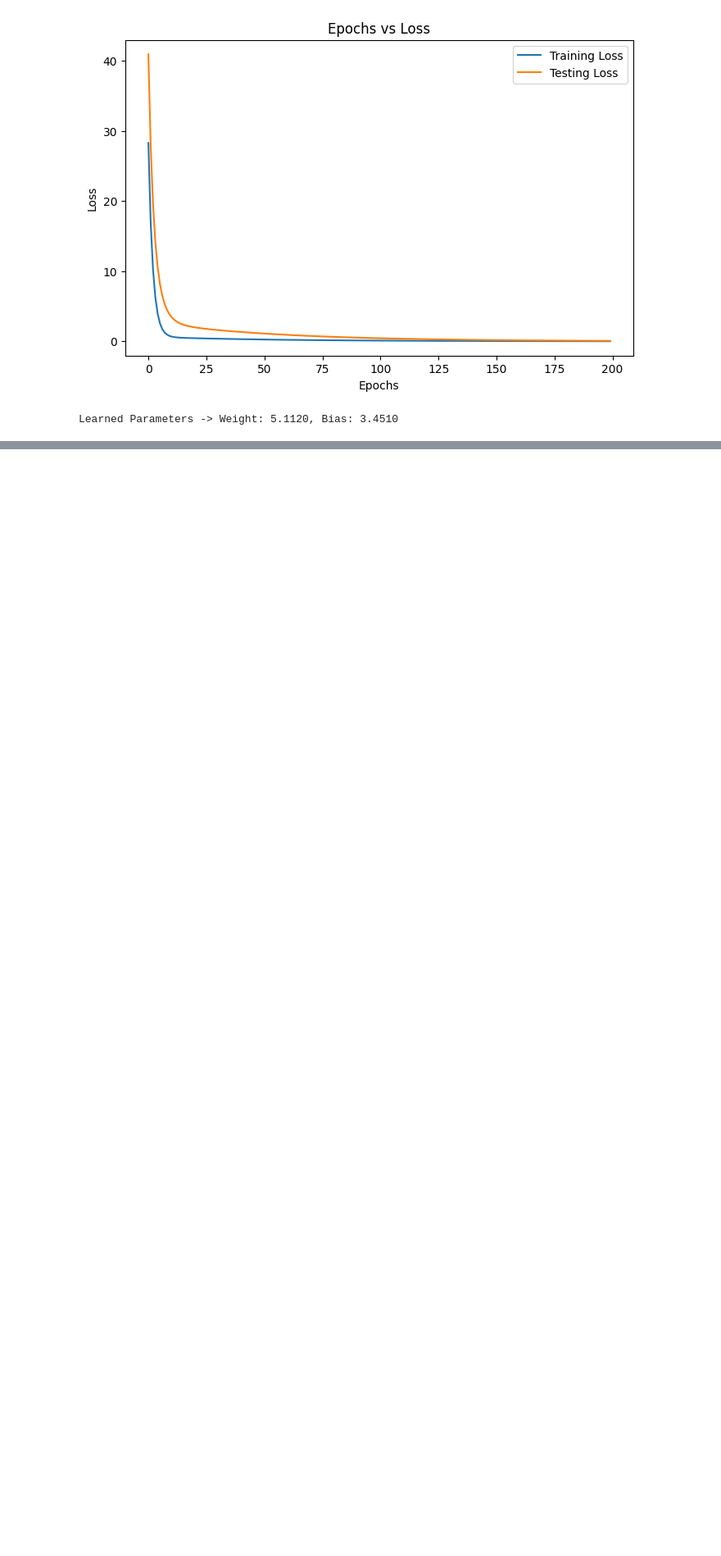
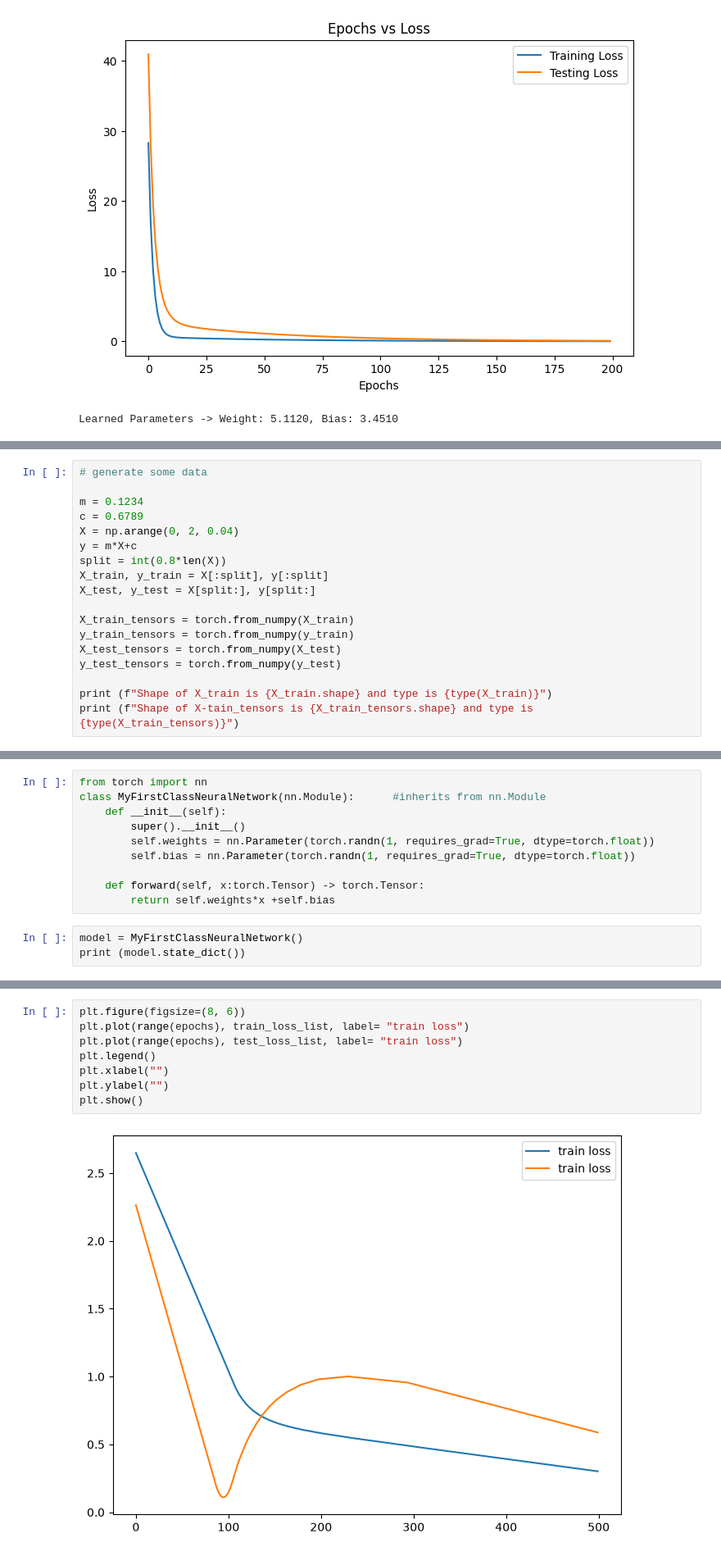
Before and after one commit to Manav47699/AI_lab_6th_sem, a Jupyter notebook: lab4_collab.ipynb, the cells around one changed output, grey strips where cells are left out. Shown at 82% size. Cells and saved outputs as stored; diff of their text form; blank space fills up the shorter version.

```diff
--- a/lab4_collab.ipynb
+++ b/lab4_collab.ipynb
@@ -159,0 +163,18 @@ Learned Parameters -> Weight: 5.1120, Bias: 3.4510
+# %%
+# generate some data
+
+m = 0.1234
+c = 0.6789
+X = np.arange(0, 2, 0.04)
+y = m*X+c
+split = int(0.8*len(X))
+X_train, y_train = X[:split], y[:split]
+X_test, y_test = X[split:], y[split:]
+
+X_train_tensors = torch.from_numpy(X_train)
+y_train_tensors = torch.from_numpy(y_train)
+X_test_tensors = torch.from_numpy(X_test)
+y_test_tensors = torch.from_numpy(y_test)
+
+print (f"Shape of X_train is {X_train.shape} and type is {type(X_train)}")
+print (f"Shape of X-tain_tensors is {X_train_tensors.shape} and type is {type(X_train_tensors)}")
@@ -159,0 +184,13 @@ Learned Parameters -> Weight: 5.1120, Bias: 3.4510
+# %%
+from torch import nn
+class MyFirstClassNeuralNetwork(nn.Module):      #inherits from nn.Module
+    def __init__(self):
+        super().__init__()
+        self.weights = nn.Parameter(torch.randn(1, requires_grad=True, dtype=torch.float))
+        self.bias = nn.Parameter(torch.randn(1, requires_grad=True, dtype=torch.float))
+
+    def forward(self, x:torch.Tensor) -> torch.Tensor:
+        return self.weights*x +self.bias
+# %%
+model = MyFirstClassNeuralNetwork()
+print (model.state_dict())
@@ -159,0 +310,10 @@ Learned Parameters -> Weight: 5.1120, Bias: 3.4510
+# %%
+plt.figure(figsize=(8, 6))
+plt.plot(range(epochs), train_loss_list, label= "train loss")
+plt.plot(range(epochs), test_loss_list, label= "train loss")
+plt.legend()
+plt.xlabel("")
+plt.ylabel("")
+plt.show()
+# %% [output]
+[figure, added]
```
Also changed, not shown: parts of 8 cells of this notebook, 1 other file.
